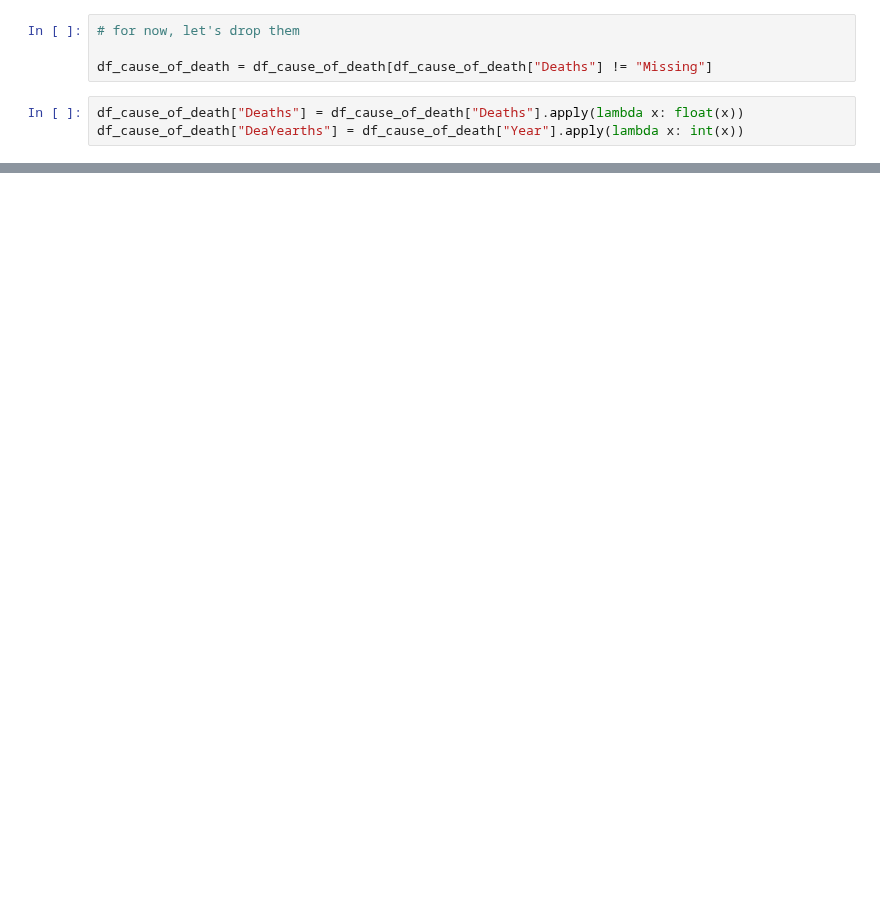
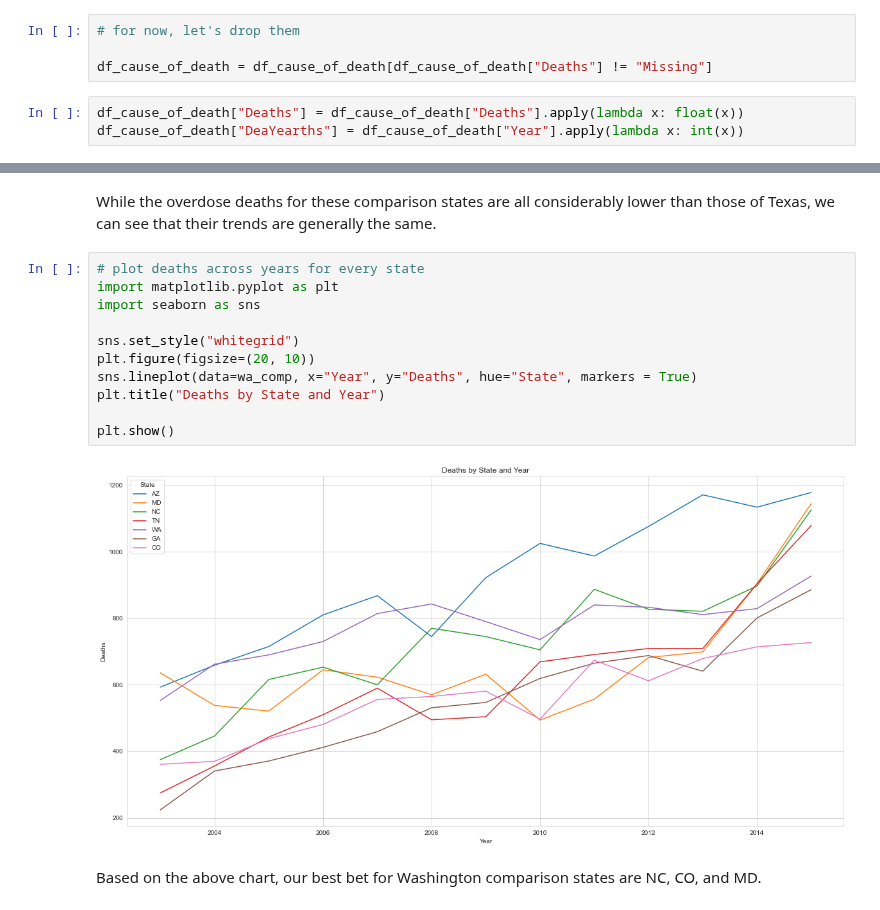
Before and after one commit to abzdel/Opioid-Analysis, a Jupyter notebook: pick_states.ipynb, the cells around one changed output, grey strips where cells are left out. Drawn from its saved outputs; the diff is of its cells as text; blank space fills up the shorter version.

```diff
--- a/pick_states.ipynb
+++ b/pick_states.ipynb
@@ -120,0 +172,17 @@ df_cause_of_death.groupby(["State", "Year"]).Deaths.sum().reset_index().sort_val
+# %% [markdown]
+While the overdose deaths for these comparison states are all considerably lower than those of Texas, we can see that their trends are generally the same.
+# %%
+# plot deaths across years for every state
+import matplotlib.pyplot as plt
+import seaborn as sns
+
+sns.set_style("whitegrid")
+plt.figure(figsize=(20, 10))
+sns.lineplot(data=wa_comp, x="Year", y="Deaths", hue="State", markers = True)
+plt.title("Deaths by State and Year")
+
+plt.show()
+# %% [output]
+[figure, added]
+# %% [markdown]
+Based on the above chart, our best bet for Washington comparison states are NC, CO, and MD.
```
Also changed, not shown: parts of 10 cells of this notebook.
